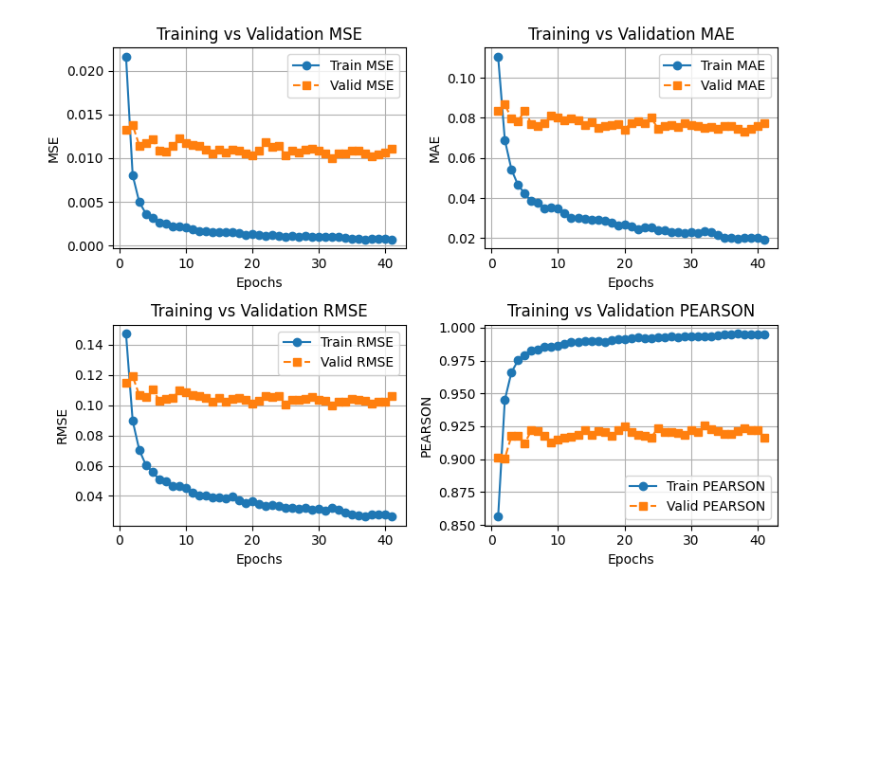
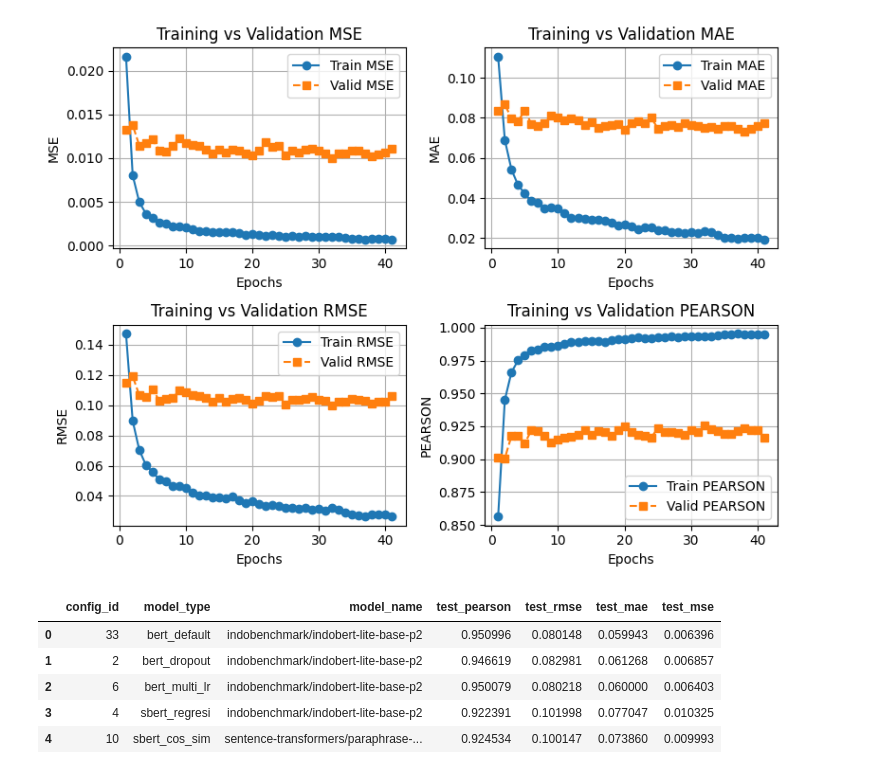
Before and after one commit to bwbayu/llm_aes, a Jupyter notebook: notebooks/bert_analysis.ipynb, the cells around one changed output. Saved outputs shown, nothing was run; the diff lists cells and outputs as text; code cells hidden in the pictures; blank space fills up the shorter version.

```diff
--- a/notebooks/bert_analysis.ipynb
+++ b/notebooks/bert_analysis.ipynb
@@ -1265,3 +1265,26 @@ df_sim_10 = df_sim_epoch[df_sim_epoch['config_id']==10]
 plot_training(df_sim_10)
 # %% [output]
 [figure]
+# %%
+df1 = df_bert_mlr.nlargest(1, 'test_pearson')[['config_id', 'model_name', 'test_pearson', 'test_rmse', 'test_mae', 'test_mse']].copy()
+df1['model_type'] = 'bert_multi_lr'
+df2 = df_sim.nlargest(1, 'test_pearson')[['config_id', 'model_name', 'test_pearson', 'test_rmse', 'test_mae', 'test_mse']].copy()
+df2['model_type'] = 'sbert_cos_sim'
+df3 = df_sindobert.nlargest(1, 'test_pearson')[['config_id', 'model_name', 'test_pearson', 'test_rmse', 'test_mae', 'test_mse']].copy()
+df3['model_type'] = 'sbert_regresi'
+df4 = df_bert_after.nlargest(1, 'test_pearson')[['config_id', 'model_name', 'test_pearson', 'test_rmse', 'test_mae', 'test_mse']].copy()
+df4['model_type'] = 'bert_dropout'
+df5 = df_bert.nlargest(1, 'test_pearson')[['config_id', 'model_name', 'test_pearson', 'test_rmse', 'test_mae', 'test_mse']].copy()
+df5['model_type'] = 'bert_default'
+
+df_top_models = pd.concat([df5, df4, df1, df3, df2], ignore_index=True)
+df_top_models = df_top_models[['config_id', 'model_type', 'model_name', 'test_pearson', 'test_rmse', 'test_mae', 'test_mse']]
+# %%
+df_top_models.head()
+# %% [output]
+|  | config_id | model_type | model_name | test_pearson | test_rmse | test_mae | test_mse |
+| 0 | 33 | bert_default | indobenchmark/indobert-lite-base-p2 | 0.950996 | 0.080148 | 0.059943 | 0.006396 |
+| 1 | 2 | bert_dropout | indobenchmark/indobert-lite-base-p2 | 0.946619 | 0.082981 | 0.061268 | 0.006857 |
+| 2 | 6 | bert_multi_lr | indobenchmark/indobert-lite-base-p2 | 0.950079 | 0.080218 | 0.060000 | 0.006403 |
+| 3 | 4 | sbert_regresi | indobenchmark/indobert-lite-base-p2 | 0.922391 | 0.101998 | 0.077047 | 0.010325 |
+| 4 | 10 | sbert_cos_sim | sentence-transformers/paraphrase-... | 0.924534 | 0.100147 | 0.073860 | 0.009993 |
```
Also changed, not shown: parts of 3 cells of this notebook, 1 other file.
